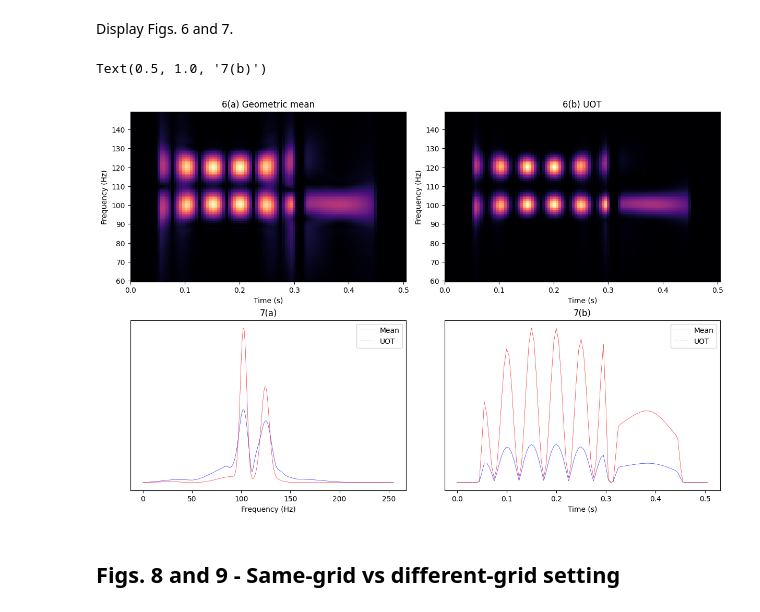
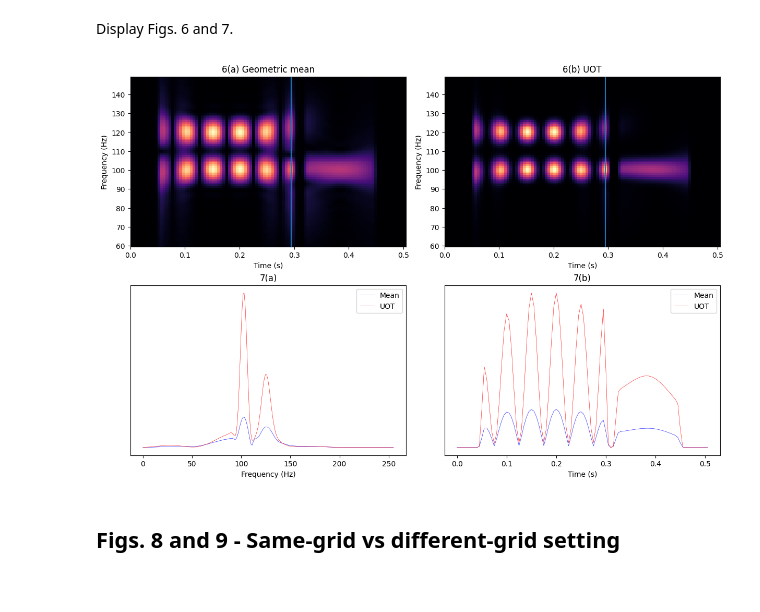
Before and after one commit to davidvaldiviad/fusion-ot, a Jupyter notebook: paper_figures.ipynb, the cells around one changed output. Drawn from its saved outputs; the diff is of its cells as text; code cells hidden in the pictures.

Commit message:
Modify some text, comments, etc.

```diff
--- a/paper_figures.ipynb
+++ b/paper_figures.ipynb
@@ -277,8 +276,8 @@ t, signal = generate_toy_signal(sr=sr)
 X1 = Spectrogram(signal, sr=sr, window_size_s=180e-3, hop_size_s=5e-3, nfft=1024)
 X2 = Spectrogram(signal, sr=sr, window_size_s=20e-3, hop_size_s=5e-3, nfft=1024)
 
-x1 = X1.power_spectrogram()
-x2 = X2.power_spectrogram()
+x1 = X1.spectrogram()
+x2 = X2.spectrogram()
 
 # Truncate last frames of x1
 x1 = x1[:, :X2.t] # X2.t is the number of frames in x2
@@ -321,35 +320,35 @@ Display Figs. 6 and 7.
 # %%
 axes = new_axes(2, 2)
 
 # Spectrograms
 display_spectrogram(x_geom, ax=axes[0, 0], f_bins=X1.f_bins, t_frames=X2.t_frames, high_f=150, low_f=60, title='6(a) Geometric mean')
 display_spectrogram(x_uot , ax=axes[0, 1], f_bins=X1.f_bins, t_frames=X2.t_frames, high_f=150, low_f=60, title='6(b) UOT')
-
 # 1D Slices
 
 f_slice = 100  # slice at 100Hz
-t_slice = 0.28 # slice at .28 seconds
+t_slice = 0.295 # slice at .295 seconds
 
 f_idx, t_idx = idx_at_value(f_slice, X1.f_bins), idx_at_value(t_slice, X2.t_frames)
+axes[0, 0].axvline(t_slice)
+axes[0, 1].axvline(t_slice)
 
 max_f = 250
 max_idx = idx_at_value(max_f, X1.f_bins)
 axes[1, 0].plot(x_geom[:max_idx, t_idx], c='blue', label='Mean', linewidth=.4)
 axes[1, 0].plot(x_uot[:max_idx, t_idx], c='red', label='UOT', linewidth=.4)
 axes[1, 0].set_yticks([])
 axes[1, 0].set_xlabel("Frequency (Hz)")
 axes[1, 0].legend()
 axes[1, 0].set_title("7(a)")
 
 axes[1, 1].plot(X2.t_frames, x_geom[f_idx, :], c='blue', label='Mean', linewidth=.4)
 axes[1, 1].plot(X2.t_frames, x_uot[f_idx, :], c='red', label='UOT', linewidth=.4)
 axes[1, 1].set_yticks([])
 axes[1, 1].set_xlabel("Time (s)")
 axes[1, 1].legend()
-axes[1, 1].set_title("7(b)")
+axes[1, 1].set_title("7(b)");
 # %% [output]
-Text(0.5, 1.0, '7(b)')
-[figure, old version]
+[figure, new version]
 # %% [markdown]
 ## Figs. 8 and 9 - Same-grid vs different-grid setting
 # %% [markdown]
```
Also changed, not shown: parts of 8 cells of this notebook, 5 other files.
